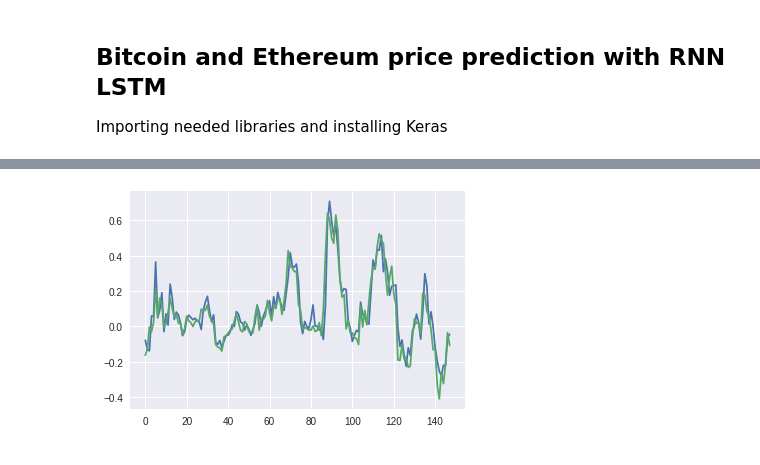
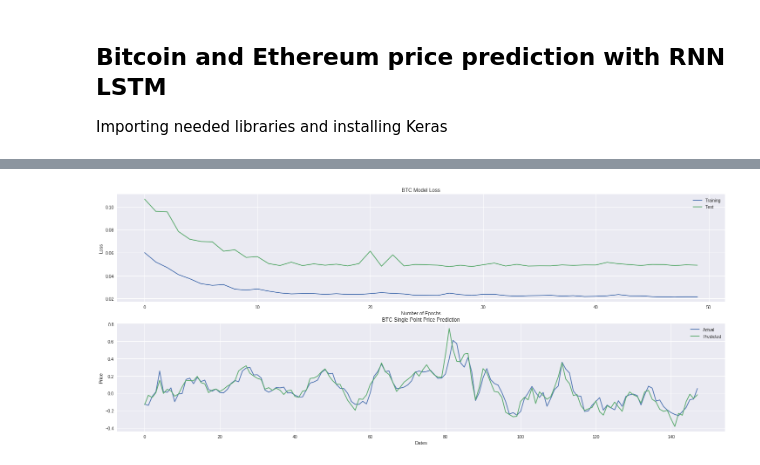
Before and after one commit to SiaFahim/lstm-crypto-predictor, a Jupyter notebook: lstm_crypto_price_prediction.ipynb, the cells around one changed output, grey strips where cells are left out. Drawn from its saved outputs; the diff is of its cells as text; code cells hidden in the pictures.

```diff
--- a/lstm_crypto_price_prediction.ipynb
+++ b/lstm_crypto_price_prediction.ipynb
@@ -106,12 +108,10 @@ def split_data(data, training_size=0.8):
 def create_inputs(data, coins=['btc', 'eth'], window_len=window_len):
   """
   data: pandas DataFrame, this could be either training_set or test_set
-  target_coin: the coin which will be the target for the prediction.
   coins: coin datas which will be used as the input. Default is 'btc', 'eth'
   window_len: is an intiger to be used as the look back window for creating a single input sample.
-  This function will create input array X and it's label array Y from the given dataset and
-  will normalize 'Close' and 'Volume' between 0 and 1
-  Return: X list and Y as numpy array
+  This function will create input array X from the given dataset and will normalize 'Close' and 'Volume' between 0 and 1
+  Return: X, the input for our model as a python list which later needs to be converted to numpy array.
   """
   norm_cols = [coin + metric for coin in coins for metric in ['_Close', '_Volume']]
   inputs = []
@@ -122,8 +122,17 @@ def create_inputs(data, coins=['btc', 'eth'], window_len=window_len):
       inputs[i].loc[:, col] = inputs[i].loc[:, col] / inputs[i].loc[:, col].iloc[0] - 1
   return inputs
 
+
 def create_outputs(data, coin, window_len=window_len):
+  """
+  data: pandas DataFrame, this could be either training_set or test_set
+  coin: the target coin in which we need to create the output labels for
+  window_len: is an intiger to be used as the look back window for creating a single input sample.
+  This function will create the labels array for our training and validation and normalize it between 0 and 1
+  Return: Normalized numpy array for 'Close' prices of the given coin
+  """
   return (data[coin + '_Close'][window_len:].values / data[coin + '_Close'][:-window_len].values) - 1
+
 
 def to_array(data):
   """
@@ -228,7 +237,7 @@ np.random.seed(202)
 btc_model = build_model(X_train, output_size=1, neurons=neurons)
 
 # train model on data
-btc_history = btc_model.fit(X_train, Y_train_btc, epochs=epochs, batch_size=batch_size, verbose=1, validation_data=(X_test, Y_test_btc), shuffle=False)
+btc_history = btc_model.fit(X_train, Y_train_btc, epochs=epochs, batch_size=batch_size, verbose=1, validation_data=(X_test, Y_test_btc), shuffle=True)
 # %% [output]
 _________________________________________________________________
 Layer (type)                 Output Shape              Param #
@@ -298,6 +289,20 @@ plt.show()
-# %%
-plt.plot(eth_model.predict(X_test))
-plt.plot(Y_test_eth)
-plt.show()
-# %% [output]
-[figure, removed]
+# %%
+plt.figure(figsize=(25, 10))
+plt.subplot(211)
+plt.plot(btc_history.epoch, btc_history.history['loss'], )
+plt.plot(btc_history.epoch, btc_history.history['val_loss'])
+plt.xlabel('Number of Epochs')
+plt.ylabel('Loss')
+plt.title('BTC Model Loss')
+plt.legend(['Training', 'Test'])
+
+plt.subplot(212)
+plt.plot(btc_model.predict(X_test))
+plt.plot(Y_test_btc)
+plt.xlabel('Dates')
+plt.ylabel('Price')
+plt.title('BTC Single Point Price Prediction')
+plt.legend(['Actual', 'Predicted'])
+plt.show()
+# %% [output]
+[figure, added]
```
Also changed, not shown: parts of 12 cells of this notebook.
